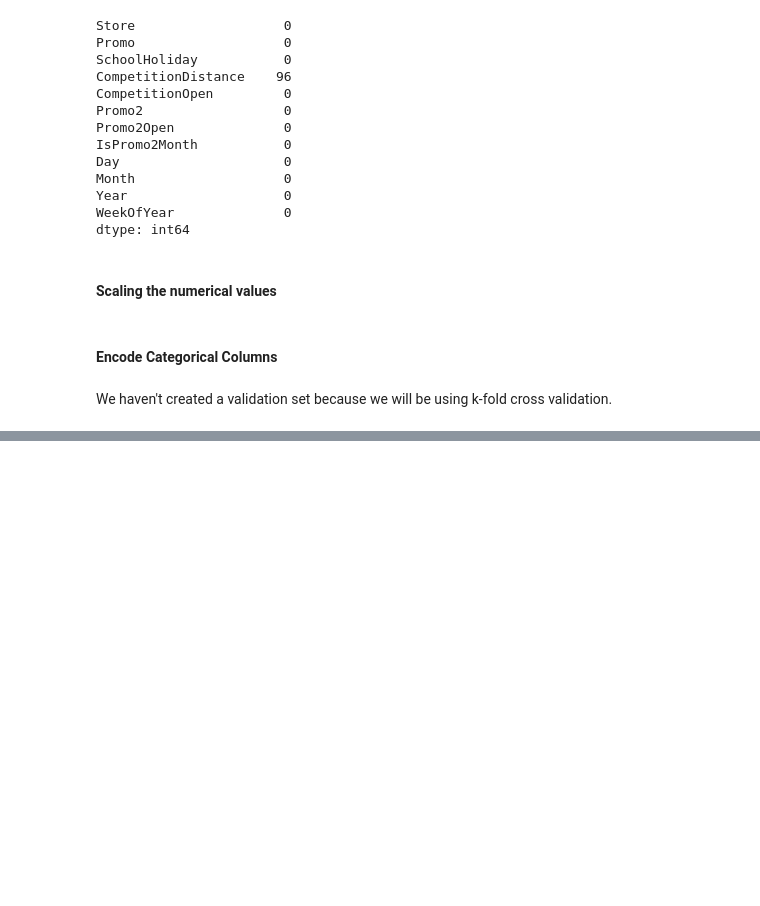
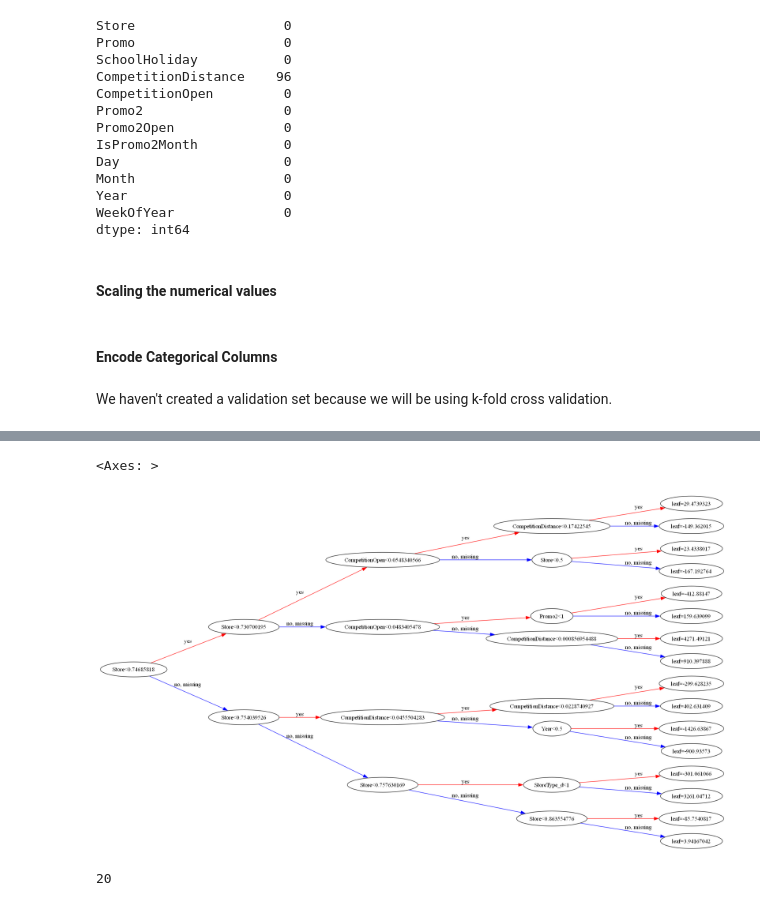
Before and after one commit to RawatRahul14/Machine-Learning-using-Python, a Jupyter notebook: 05. XG Boost/gradient_boosting_machine.ipynb, the cells around one changed output, grey strips where cells are left out. Saved outputs shown, nothing was run; the diff lists cells and outputs as text; code cells hidden in the pictures; blank space fills up the shorter version.

```diff
--- a/05. XG Boost/gradient_boosting_machine.ipynb
+++ b/05. XG Boost/gradient_boosting_machine.ipynb
@@ -301,0 +372,5 @@ We haven't created a validation set because we will be using k-fold cross valida
+# %%
+plot_tree(model, rankdir = "LR", num_trees = 19)
+# %% [output]
+<Axes: >
+[figure, added]
@@ -301,0 +379,4 @@ We haven't created a validation set because we will be using k-fold cross valida
+# %%
+len(trees)
+# %% [output]
+20
```
Also changed, not shown: parts of 62 cells of this notebook, 1 other file.
